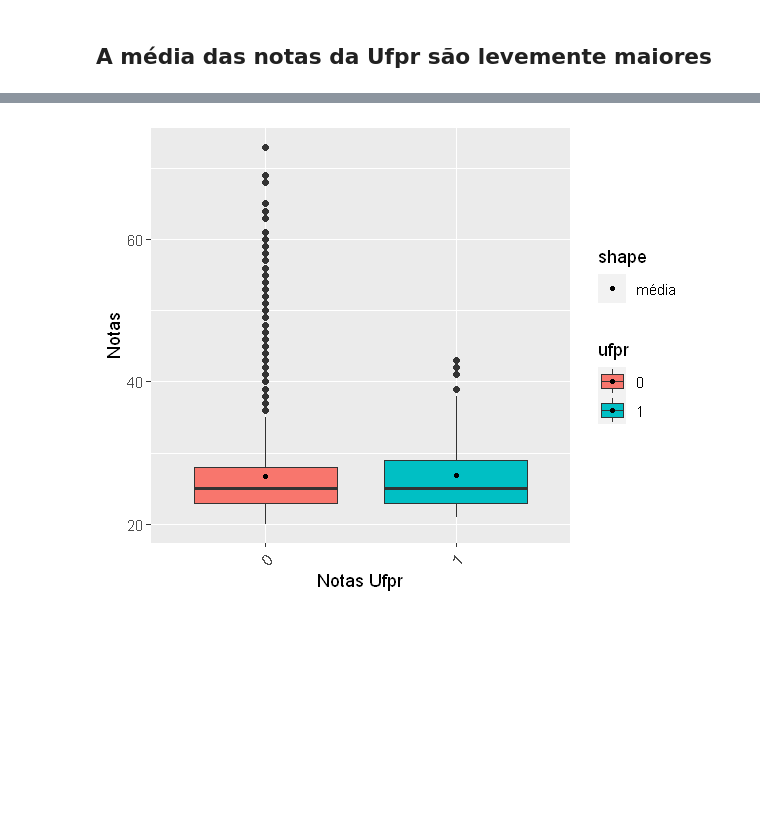
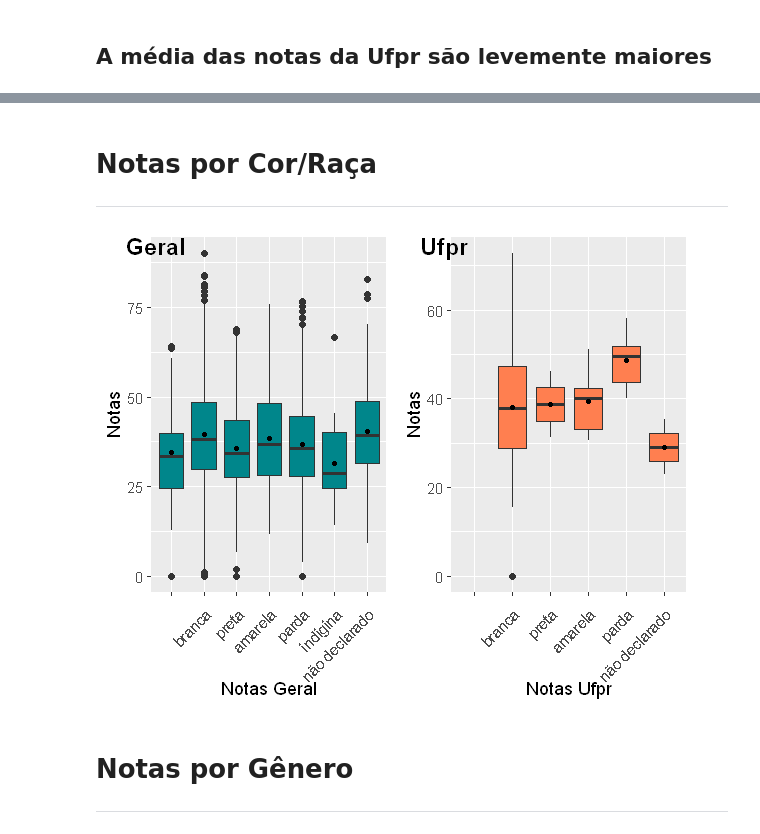
Before and after one commit to emariot/econometria, a Jupyter notebook: funcao_desempenho_economia_ufpr.ipynb, the cells around one changed output, grey strips where cells are left out. Cells and saved outputs as stored; diff of their text form; code cells hidden in the pictures; blank space fills up the shorter version.

```diff
--- a/funcao_desempenho_economia_ufpr.ipynb
+++ b/funcao_desempenho_economia_ufpr.ipynb
@@ -96,14 +119,28 @@ ggplot(df_1, aes(x=ufpr, y=nota, fill=ufpr)) +
-# %%
-options(repr.plot.width = 5, repr.plot.height = 4)
-ggplot(df_1, aes(x=ufpr, y=idade, fill=ufpr)) +
-    geom_boxplot(na.rm = TRUE) +
-    stat_summary(aes(shape = "média"),
-               geom = "point",
-               fun = mean,
-               size = 1,
-               na.rm = TRUE)+
-    xlab("Notas Ufpr")+
-    ylab("Notas")+
-    theme(axis.text.x = element_text(angle = 45, vjust = 0.9, hjust=1));
-# %% [output]
-[figure, removed]
+# %% [markdown]
+# Notas por Cor/Raça
+---
+# %%
+b1 = ggplot(df_1, aes(x=cor, y=nota)) +
+        geom_boxplot(na.rm = TRUE, fill="turquoise4") +
+        stat_summary(geom = "point",
+               fun = mean,
+               size = 1,
+               na.rm = TRUE)+
+        xlab("Notas Geral")+
+        ylab("Notas")+
+        theme(axis.text.x = element_text(angle = 45, vjust = 0.9, hjust=1));
+b2 = ggplot(df_ufpr, aes(x=cor, y=nota)) +
+        geom_boxplot(na.rm = TRUE, fill="coral") +
+        stat_summary(geom = "point",
+               fun = mean,
+               size = 1,
+               na.rm = TRUE)+
+        xlab("Notas Ufpr")+
+        ylab("Notas")+
+        theme(axis.text.x = element_text(angle = 45, vjust = 0.9, hjust=1));
+plot_grid(b1, b2, labels = c("Geral", "Ufpr"))
+# %% [output]
+[figure, added]
+# %% [markdown]
+# Notas por Gênero
+---
```
Also changed, not shown: parts of 31 cells of this notebook.
